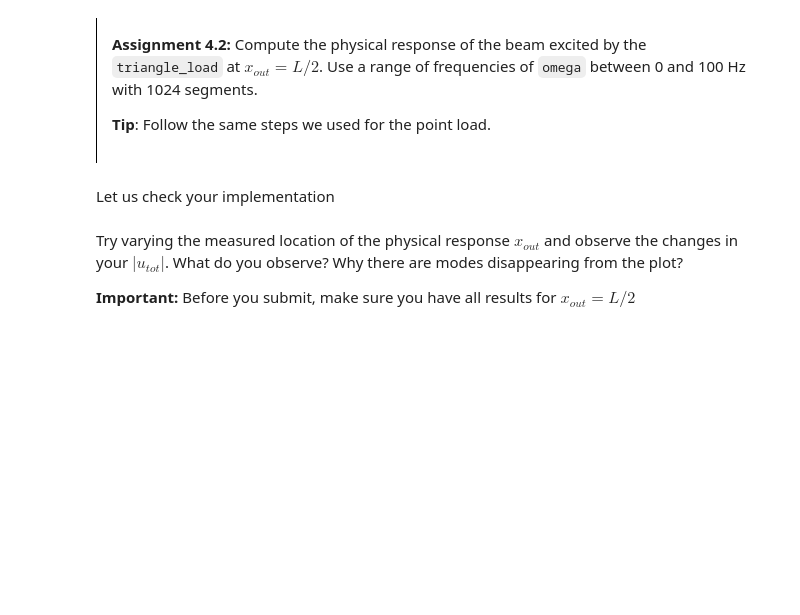
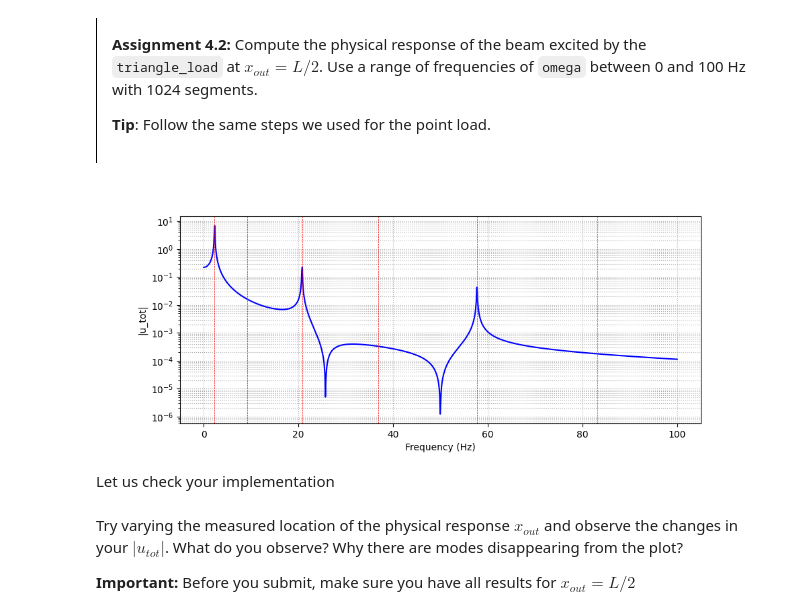
Before and after one commit to dewolfines/MV2627_Exercises, a Jupyter notebook: Session5_Continuous_systems/session5.ipynb, the cells around one changed output. Drawn from its saved outputs; the diff is of its cells as text; code cells hidden in the pictures; blank space fills up the shorter version.

```diff
--- a/Session5_Continuous_systems/session5.ipynb
+++ b/Session5_Continuous_systems/session5.ipynb
@@ -679,8 +685,7 @@ def triangle_load(x, L):
     p_x (array-like) -- triangular load distribution [N/m]
     """
     p_x = np.zeros_like(x)
-    # YOUR CODE HERE
-    raise NotImplementedError()
+    p_x = 2/L*x
     return p_x
 # %% [markdown]
 Let us check your function, and plot it
@@ -706,25 +713,29 @@ ax.grid(True)
 **Tip**: Follow the same steps we used for the point load.
 # %%
 x = np.linspace(0, 1, 1000)
-n_list = None  # first 6 modes
-psi_list = None # list of mode shapes
-p = None  # Define the triangular load
-F_triangle_list = []  # list of modal forces for triangular load
-omega = None  # array of frequencies
-z_triangle = [] # Initialize modal response list for triangular load
-x_out = None # position where the physical response is evaluated
-u_tot_triangle = None  # total physical response for triangular load
+n_list = np.arange(1,7)  # first 6 modes
+psi_list = [modal_shape(L,x,n) for n in n_list] # list of mode shapes
+p = triangle_load(x, L)  # Define the triangular load
+F_triangle_list = [modal_excitation(p, psi_n, x) for psi_n in psi_list]  # list of modal forces for triangular load
+omega = np.linspace(0,100*2*np.pi,1024)  # array of frequencies
+z_triangle = [modal_response(F_triangle_list[n-1], compute_modal_mass(rho, A, L, n-1), natural_pulsation(E, rho, L, I, A, n), 0, omega) for n in n_list] # Initialize modal response list for triangular load
+x_out = L/2 # position where the physical response is evaluated
+u_tot_triangle = np.zeros_like(omega,dtype=complex)  # total physical response for triangular load
 
-# YOUR CODE HERE
-raise NotImplementedError()
+for i,n in enumerate(n_list):
+    psi_n_out = modal_shape(L,x_out,n)
+    u_n = physical_response(z_triangle[i],psi_n_out)
+    u_tot_triangle += u_n
 
 fig, ax = plt.subplots(figsize=(10, 4))
 ax.semilogy(omega / (2 * np.pi), np.abs(u_tot_triangle), label='$u(x_{out})$', color='blue')
 for n in range(1, 7):
     ax.axvline(natural_pulsation(E, rho, L, I, A, n=n) / (2 * np.pi), color='red', linestyle='--', lw=0.5)
 ax.set_xlabel('Frequency (Hz)')
 ax.set_ylabel('|u_tot|')
 ax.grid(which='both', linestyle=':')
+# %% [output]
+[figure, added]
 # %% [markdown]
 Let us check your implementation
 # %%
```
Also changed, not shown: parts of 14 cells of this notebook.
